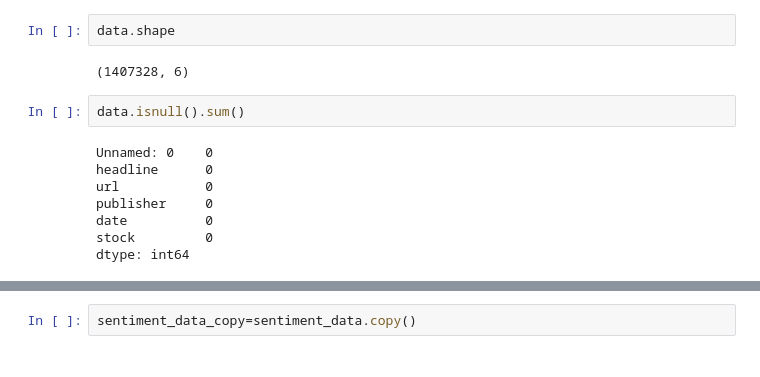
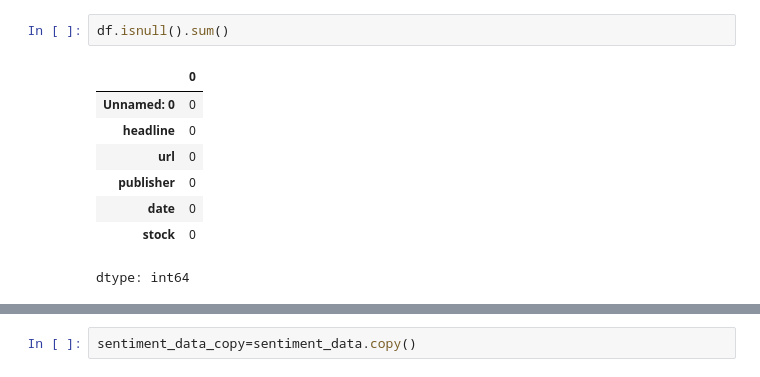
Before and after one commit to davekindea/Week1, a Jupyter notebook: notebooks/rawAnalysisOfSentiment.ipynb, the cells around one changed output, grey strips where cells are left out. Saved outputs shown, nothing was run; the diff lists cells and outputs as text.

```diff
--- a/notebooks/rawAnalysisOfSentiment.ipynb
+++ b/notebooks/rawAnalysisOfSentiment.ipynb
@@ -48,18 +57,15 @@ data.describe()
 | 50% | 7.072395e+05 |
 | 75% | 1.060710e+06 |
 | max | 1.413848e+06 |
-# %%
-data.shape
-# %% [output]
-(1407328, 6)
 # %%
-data.isnull().sum()
+df.isnull().sum()
 # %% [output]
+|  | 0 |
+| Unnamed: 0 | 0 |
+| headline | 0 |
+| url | 0 |
+| publisher | 0 |
+| date | 0 |
+| stock | 0 |
-Unnamed: 0    0
-headline      0
-url           0
-publisher     0
-date          0
-stock         0
 dtype: int64
 # %%
```
Also changed, not shown: parts of 63 cells of this notebook.
